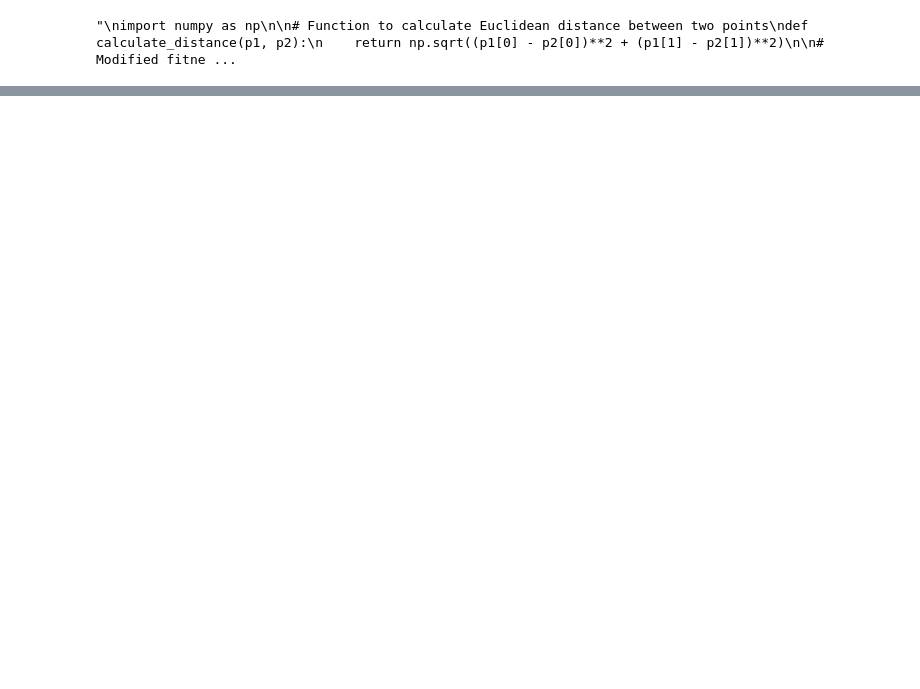
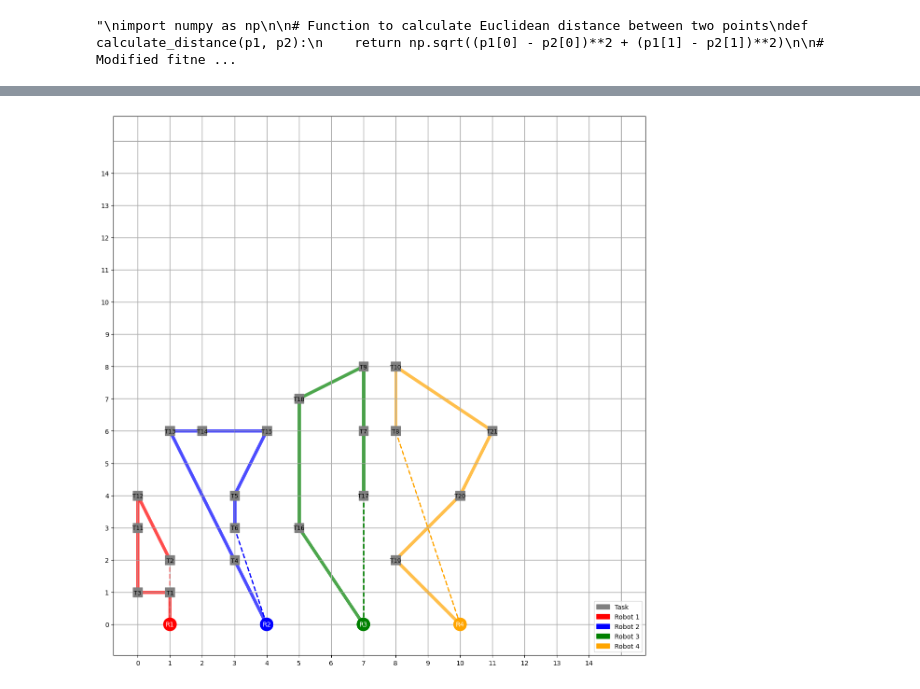
Before and after one commit to aymanish/Multi-Robot-Task-Allocation-using-Genetic-Algorithms, a Jupyter notebook: Main_PBRX.ipynb, the cells around one changed output, grey strips where cells are left out. Saved outputs shown, nothing was run; the diff lists cells and outputs as text; code cells hidden in the pictures; blank space fills up the shorter version.

```diff
--- a/Main_PBRX.ipynb
+++ b/Main_PBRX.ipynb
@@ -750,8 +998,8 @@ def a_star(start, goal):
 
 
 # Settings
-grid_size = (10, 10)
-robot_colors = ['red', 'green', 'blue']
+grid_size = (15, 15)
+robot_colors = ['red', 'blue', 'green', 'grey']
 task_marker = 's'  # Square for tasks
 robot_marker = 'o'  # Circle for robots
 path_alpha = 0.5  # Transparency for paths
@@ -879,3 +1127,76 @@ end
+# %%
+import numpy as np
+import matplotlib.pyplot as plt
+import matplotlib.patches as patches
+
+# Placeholder function for A*; replace with actual A* function
+def a_star(start, goal):
+    # This function should return a list of (x, y) tuples as the path from 'start' to 'goal'
+    # Here it returns a direct line for illustration
+    return [start, goal]
+
+# Settings
+grid_size = (15, 15)
+robot_colors = ['red', 'blue', 'green', 'orange']
+task_marker = 's'  # Square for tasks
+robot_marker = 'o'  # Circle for robots
+path_alpha = 0.7  # Transparency for paths
+
+# Create figure and axes
+fig, ax = plt.subplots(figsize=(grid_size[0], grid_size[1]))
+ax.set_xticks(range(grid_size[0]))
+ax.set_yticks(range(grid_size[1]))
+plt.grid(True)
+
+# Draw grid
+for x in range(grid_size[0] + 1):
+    ax.axhline(x, lw=1, color='grey', zorder=0)
+    ax.axvline(x, lw=1, color='grey', zorder=0)
+
+# Plot tasks with labels
+for i, pos in enumerate(task_pos):
+    ax.scatter(pos[0], pos[1], c='grey', s=200, marker=task_marker, label='Task' if i == 0 else "", zorder=2)
+    ax.text(pos[0], pos[1], f'T{i+1}', fontsize=9, ha='center', va='center_baseline', zorder=3)
+
+robot_patches = []  # Keep track of robot patches for the legend
+for idx, (pos, color) in enumerate(zip(robot_pos, robot_colors)):
+    robot_patch = patches.Circle(pos, 0.2, color=color, label=f'Robot {idx+1}', zorder=4)
+    ax.add_patch(robot_patch)
+    robot_patches.append(robot_patch)
+    ax.text(*pos, f'R{idx+1}', color='white', ha='center', va='center', zorder=5)
+
+# Draw paths from each robot to each task in sequence
+for robot_index in set(robots):
+    task_sequence = [pair[0] for pair in pairs if pair[1] == robot_index]
+
+    # Initial position of the robot
+    start = robot_pos[robot_index]
+
+    # Draw paths for each task
+    for task_num in task_sequence:
+        # Destination task position
+        end = task_pos[task_num]
+
+        # Calculate path
+        path = a_star(start, end)
+        xs, ys = zip(*path)
+        ax.plot(xs, ys, color=robot_colors[robot_index], linewidth=5, zorder=1, alpha=path_alpha)
+        # Update the start position to the end of the last path
+        start = end
+
+    # Draw line between final task location and original robot position
+    final_task_location = task_pos[task_sequence[-1]]
+    ax.plot([final_task_location[0], robot_pos[robot_index][0]], [final_task_location[1], robot_pos[robot_index][1]],
+            color=robot_colors[robot_index], linewidth=2, linestyle='--', zorder=1)
+
+# Create a legend for tasks and robots
+task_legend = patches.Patch(color='grey', label='Task')
+plt.legend(handles=[task_legend] + robot_patches, loc='lower right')
+
+plt.gca().set_aspect('equal', adjustable='box')
+plt.show()
+# %% [output]
+[figure, added]
 # %%
 print(set(robots))
 pairs = list(zip(tasks, robots))
```
Also changed, not shown: parts of 16 cells of this notebook.
